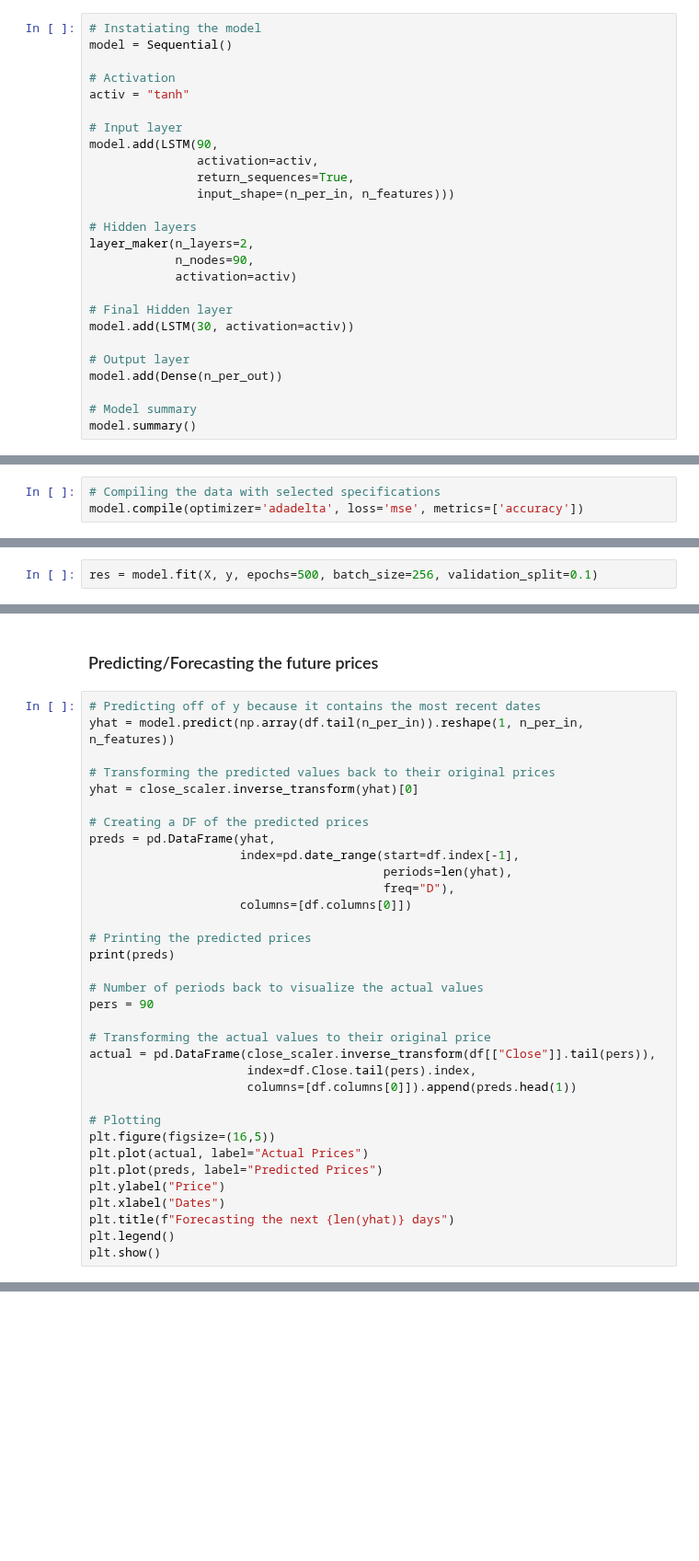
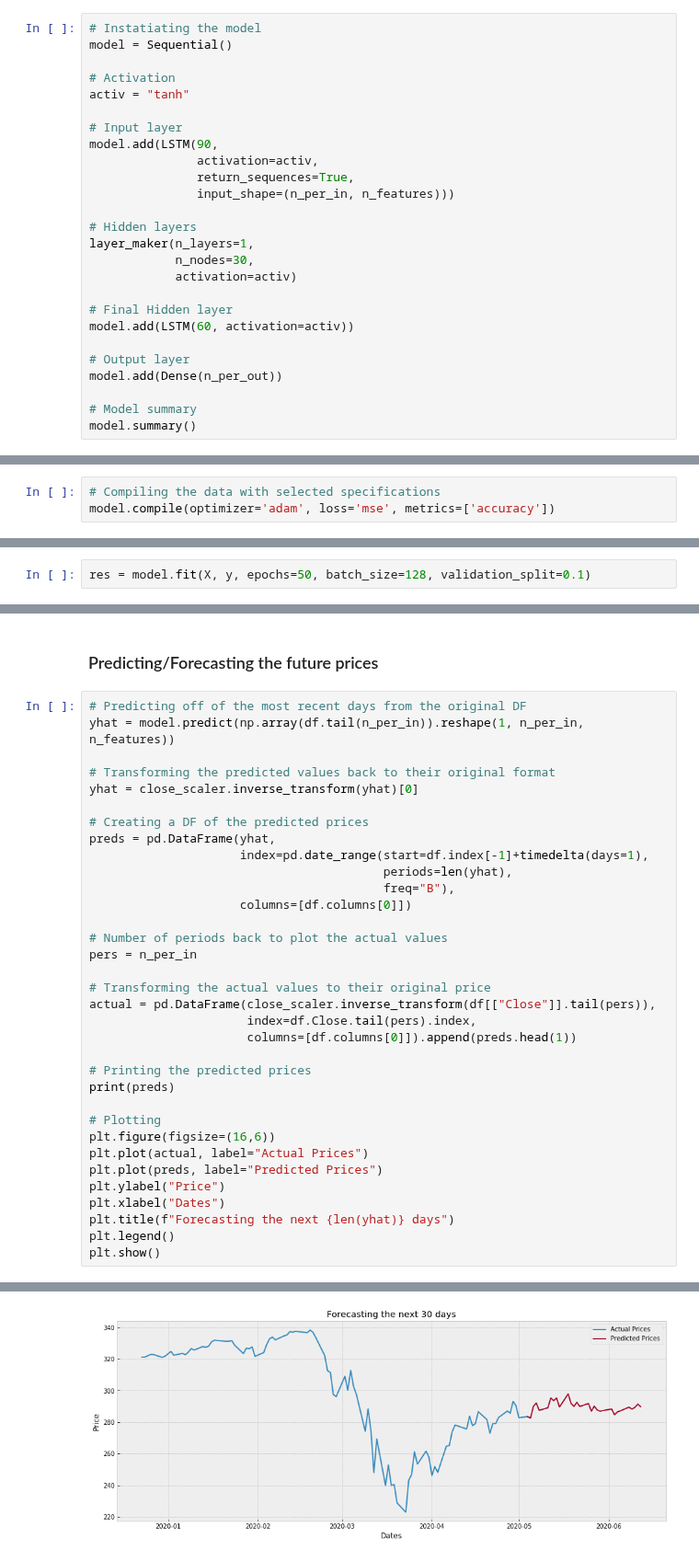
Before and after one commit to marcosan93/Price-Forecaster, a Jupyter notebook: Stock-RNN-Deep-Learning-TechIndicators.ipynb, the cells around one changed output, grey strips where cells are left out. Shown at 92% size. Drawn from its saved outputs; the diff is of its cells as text; blank space fills up the shorter version.

Commit message:
updated csv file and experimented with layers and nodes

```diff
--- a/Stock-RNN-Deep-Learning-TechIndicators.ipynb
+++ b/Stock-RNN-Deep-Learning-TechIndicators.ipynb
@@ -226,12 +250,12 @@ model.add(LSTM(90,
                input_shape=(n_per_in, n_features)))
 
 # Hidden layers
-layer_maker(n_layers=2,
-            n_nodes=90,
+layer_maker(n_layers=1,
+            n_nodes=30,
             activation=activ)
 
 # Final Hidden layer
-model.add(LSTM(30, activation=activ))
+model.add(LSTM(60, activation=activ))
 
 # Output layer
 model.add(Dense(n_per_out))
@@ -259,11 +281,11 @@ Non-trainable params: 0
 _________________________________________________________________
 # %%
 # Compiling the data with selected specifications
-model.compile(optimizer='adadelta', loss='mse', metrics=['accuracy'])
+model.compile(optimizer='adam', loss='mse', metrics=['accuracy'])
 # %% [markdown]
 ### Fitting and Training the RNN
 # %%
-res = model.fit(X, y, epochs=500, batch_size=256, validation_split=0.1)
+res = model.fit(X, y, epochs=50, batch_size=128, validation_split=0.1)
 # %% [output]
 WARNING:tensorflow:From /anaconda3/lib/python3.7/site-packages/keras/backend/tensorflow_backend.py:422: The name tf.global_variables is deprecated. Please use tf.compat.v1.global_variables instead.
 
@@ -317,32 +348,32 @@ plt.show()
 # %% [markdown]
 ### Predicting/Forecasting the future prices
 # %%
-# Predicting off of y because it contains the most recent dates
+# Predicting off of the most recent days from the original DF
 yhat = model.predict(np.array(df.tail(n_per_in)).reshape(1, n_per_in, n_features))
 
-# Transforming the predicted values back to their original prices
+# Transforming the predicted values back to their original format
 yhat = close_scaler.inverse_transform(yhat)[0]
 
 # Creating a DF of the predicted prices
 preds = pd.DataFrame(yhat,
-                     index=pd.date_range(start=df.index[-1],
+                     index=pd.date_range(start=df.index[-1]+timedelta(days=1),
                                          periods=len(yhat),
-                                         freq="D"),
+                                         freq="B"),
                      columns=[df.columns[0]])
 
-# Printing the predicted prices
-print(preds)
-
-# Number of periods back to visualize the actual values
-pers = 90
+# Number of periods back to plot the actual values
+pers = n_per_in
 
 # Transforming the actual values to their original price
 actual = pd.DataFrame(close_scaler.inverse_transform(df[["Close"]].tail(pers)),
                       index=df.Close.tail(pers).index,
                       columns=[df.columns[0]]).append(preds.head(1))
 
+# Printing the predicted prices
+print(preds)
+
 # Plotting
-plt.figure(figsize=(16,5))
+plt.figure(figsize=(16,6))
 plt.plot(actual, label="Actual Prices")
 plt.plot(preds, label="Predicted Prices")
 plt.ylabel("Price")
@@ -350,3 +381,4 @@ plt.xlabel("Dates")
 plt.title(f"Forecasting the next {len(yhat)} days")
 plt.legend()
 plt.show()
+# %% [output]
@@ -352,0 +402 @@ plt.show()
+[figure, added]
```
Also changed, not shown: parts of 15 cells of this notebook, 1 other file.
